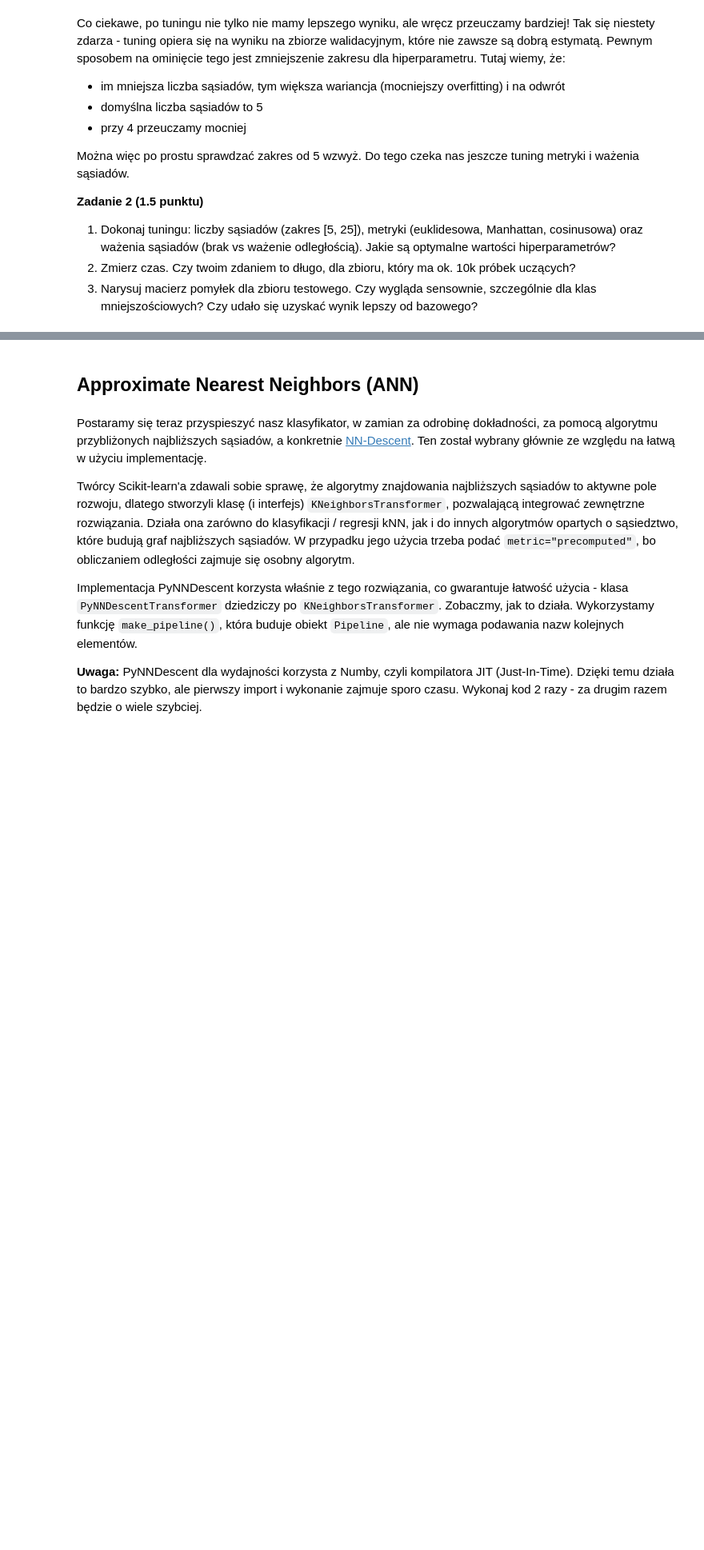
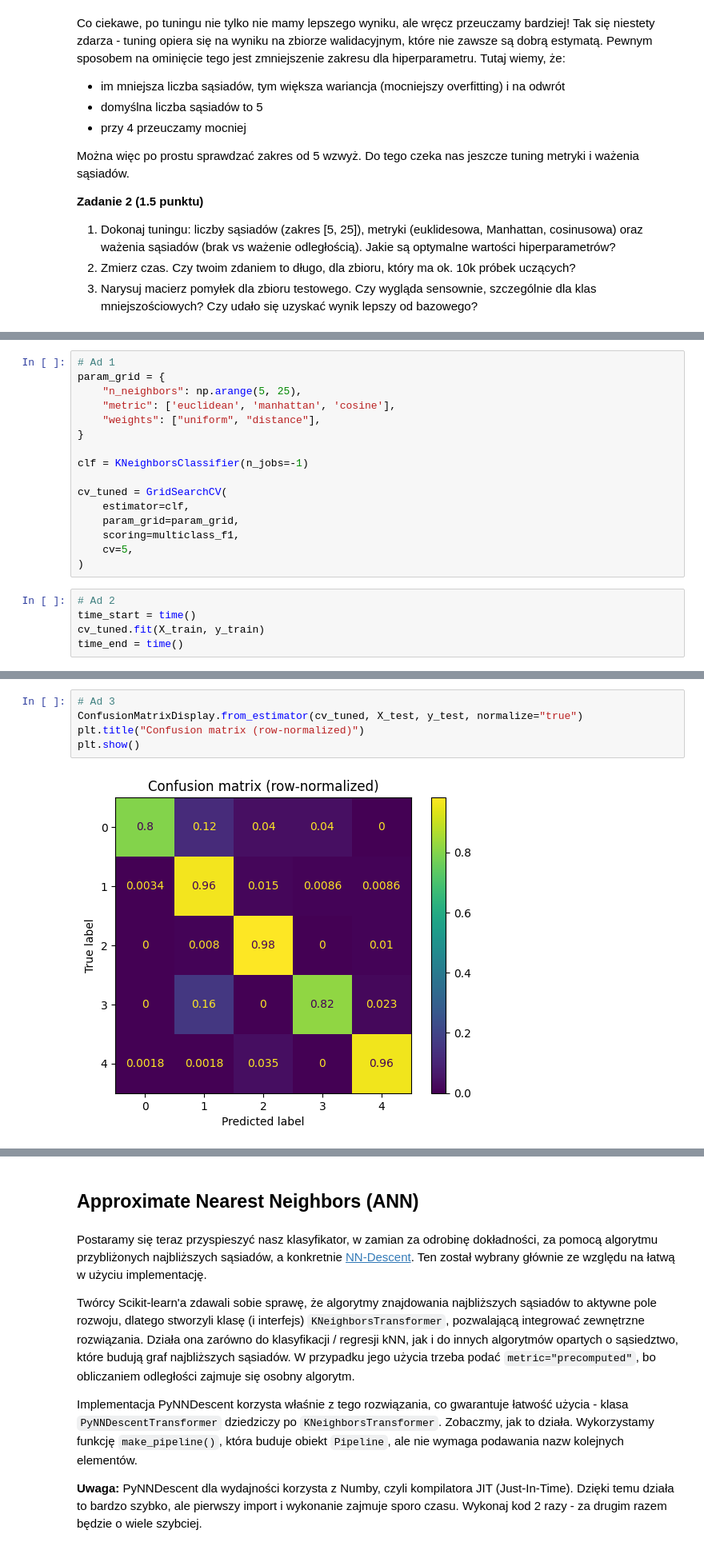
Before and after one commit to Galaktikkon/FML, a Jupyter notebook: lab2/notebook.ipynb, the cells around one changed output, grey strips where cells are left out. Shown at 80% size. Cells and saved outputs as stored; diff of their text form; blank space fills up the shorter version.

```diff
--- a/lab2/notebook.ipynb
+++ b/lab2/notebook.ipynb
@@ -194,0 +325,21 @@ Można więc po prostu sprawdzać zakres od 5 wzwyż. Do tego czeka nas jeszcze
+# %%
+# Ad 1
+param_grid = {
+    "n_neighbors": np.arange(5, 25),
+    "metric": ['euclidean', 'manhattan', 'cosine'],
+    "weights": ["uniform", "distance"],
+}
+
+clf = KNeighborsClassifier(n_jobs=-1)
+
+cv_tuned = GridSearchCV(
+    estimator=clf,
+    param_grid=param_grid,
+    scoring=multiclass_f1,
+    cv=5,
+)
+# %%
+# Ad 2
+time_start = time()
+cv_tuned.fit(X_train, y_train)
+time_end = time()
@@ -194,0 +371,7 @@ Można więc po prostu sprawdzać zakres od 5 wzwyż. Do tego czeka nas jeszcze
+# %%
+# Ad 3
+ConfusionMatrixDisplay.from_estimator(cv_tuned, X_test, y_test, normalize="true")
+plt.title("Confusion matrix (row-normalized)")
+plt.show()
+# %% [output]
+[figure, added]
```
Also changed, not shown: parts of 44 cells of this notebook, 1 other file.
